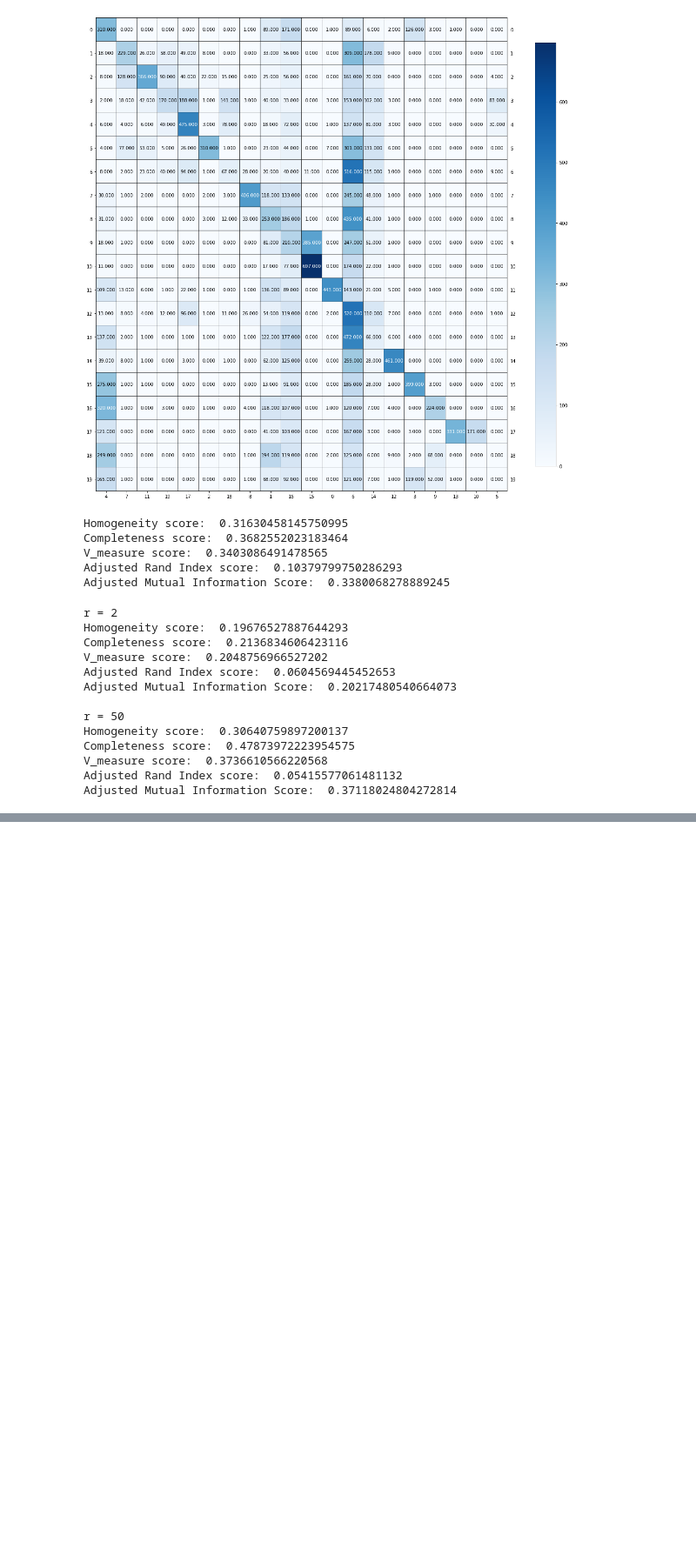
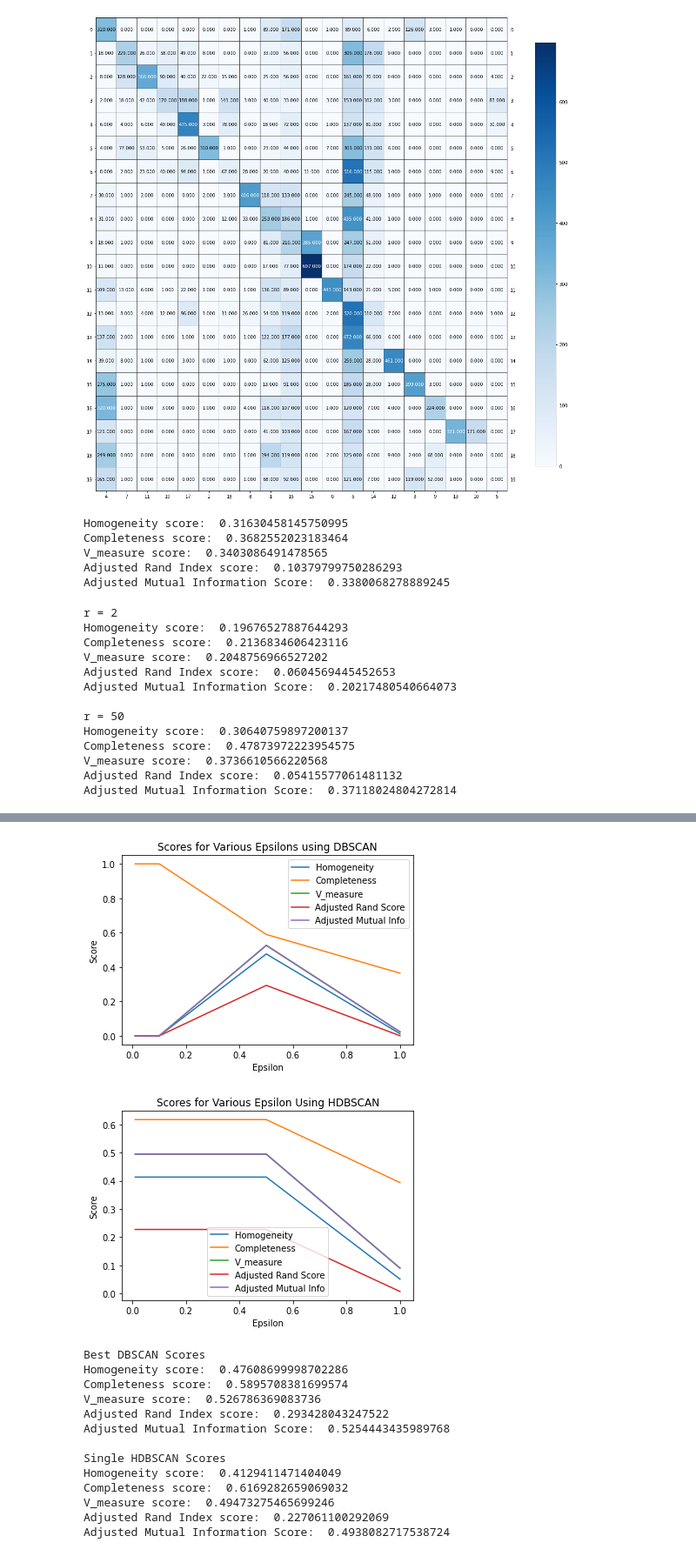
Before and after one commit to ztucker4/ECE219_Winter2021, a Jupyter notebook: Project_2/Project_2.ipynb, the cells around one changed output, grey strips where cells are left out. Shown at 87% size. Drawn from its saved outputs; the diff is of its cells as text; code cells hidden in the pictures; blank space fills up the shorter version.

```diff
--- a/Project_2/Project_2.ipynb
+++ b/Project_2/Project_2.ipynb
@@ -394,0 +368,78 @@ Adjusted Mutual Information Score:  0.027554651619732595
+# %%
+#Q14
+
+#as in 13 - double check our best n and metric after 11 is resolved
+import umap
+from sklearn.cluster import DBSCAN
+from hdbscan import HDBSCAN
+
+eps_vals = [.01,.1,.5,1]
+metric_scores_DBSCAN = []
+metric_scores_HDBSCAN = []
+
+
+for eps in eps_vals:
+    DBSCAN_clust = DBSCAN(min_samples=100, eps=eps)
+    HDBSCAN_clust = HDBSCAN(min_cluster_size=100,cluster_selection_epsilon = eps)
+
+    DBSCAN_clust.fit(red_umap)
+    HDBSCAN_clust.fit(red_umap)
+
+    metric_scores_DBSCAN.append((metrics.homogeneity_score(full_dataset.target, DBSCAN_clust.labels_),
+                              metrics.completeness_score(full_dataset.target, DBSCAN_clust.labels_),
+                              metrics.v_measure_score(full_dataset.target, DBSCAN_clust.labels_),
+                              metrics.adjusted_rand_score(full_dataset.target, DBSCAN_clust.labels_),
+                              metrics.adjusted_mutual_info_score(full_dataset.target, DBSCAN_clust.labels_)))
+
+    metric_scores_HDBSCAN.append((metrics.homogeneity_score(full_dataset.target, HDBSCAN_clust.labels_),
+                              metrics.completeness_score(full_dataset.target, HDBSCAN_clust.labels_),
+                              metrics.v_measure_score(full_dataset.target, HDBSCAN_clust.labels_),
+                              metrics.adjusted_rand_score(full_dataset.target, HDBSCAN_clust.labels_),
+                              metrics.adjusted_mutual_info_score(full_dataset.target, HDBSCAN_clust.labels_)))
+
+
+plt.plot(eps_vals, metric_scores_DBSCAN)
+plt.legend(("Homogeneity","Completeness","V_measure", "Adjusted Rand Score", "Adjusted Mutual Info"))
+plt.xlabel("Epsilon")
+plt.ylabel("Score")
+plt.title("Scores for Various Epsilons using DBSCAN")
+plt.show()
+
+plt.plot(eps_vals, metric_scores_HDBSCAN)
+plt.legend(("Homogeneity","Completeness","V_measure", "Adjusted Rand Score", "Adjusted Mutual Info"))
+plt.xlabel("Epsilon")
+plt.ylabel("Score")
+plt.title("Scores for Various Epsilon Using HDBSCAN")
+plt.show()
+
+#best one is .5 in both cases - getting metrics for that one
+print("Best DBSCAN Scores")
+print("Homogeneity score: ", metric_scores_DBSCAN[2][0])
+print("Completeness score: ", metric_scores_DBSCAN[2][1])
+print("V_measure score: ", metric_scores_DBSCAN[2][2])
+print("Adjusted Rand Index score: ", metric_scores_DBSCAN[2][3])
+print("Adjusted Mutual Information Score: ",metric_scores_DBSCAN[2][4])
+
+print()
+print("Single HDBSCAN Scores")
+print("Homogeneity score: ", metric_scores_HDBSCAN[2][0])
+print("Completeness score: ", metric_scores_HDBSCAN[2][1])
+print("V_measure score: ", metric_scores_HDBSCAN[2][2])
+print("Adjusted Rand Index score: ", metric_scores_HDBSCAN[2][3])
+print("Adjusted Mutual Information Score: ",metric_scores_HDBSCAN[2][4])
+# %% [output]
+[figure, added]
+[figure, added]
+Best DBSCAN Scores
+Homogeneity score:  0.47608699998702286
+Completeness score:  0.5895708381699574
+V_measure score:  0.526786369083736
+Adjusted Rand Index score:  0.293428043247522
+Adjusted Mutual Information Score:  0.5254443435989768
+
+Single HDBSCAN Scores
+Homogeneity score:  0.4129411471404049
+Completeness score:  0.6169282659069032
+V_measure score:  0.49473275465699246
+Adjusted Rand Index score:  0.227061100292069
+Adjusted Mutual Information Score:  0.4938082717538724
```
Also changed, not shown: parts of 5 cells of this notebook.
